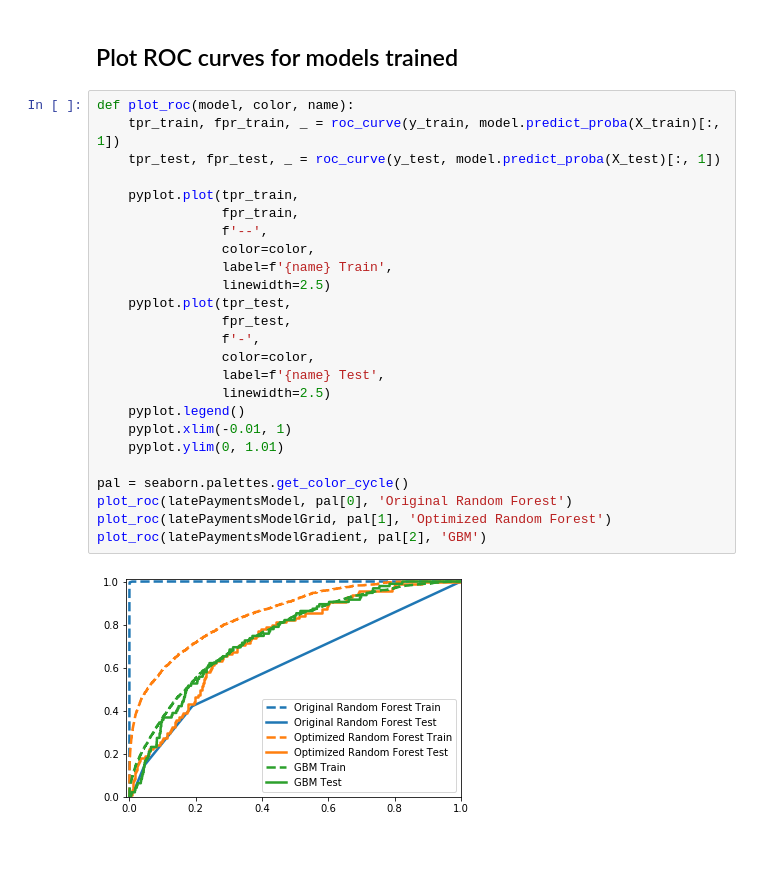
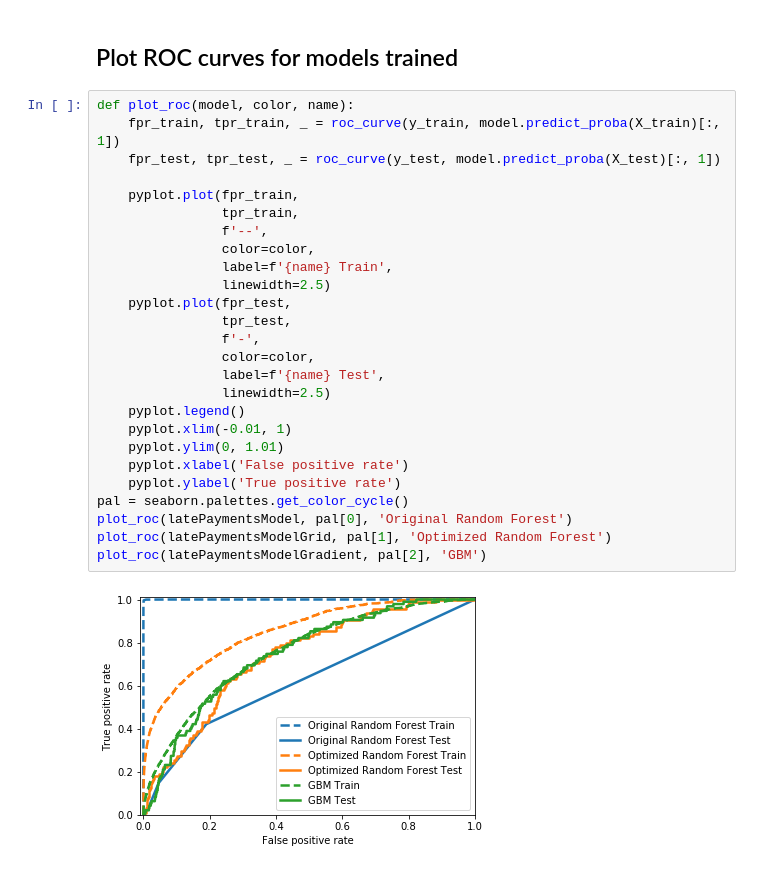
Before and after one commit to rocconnick/mle-project-challenge, a Jupyter notebook: improve_model.ipynb, the cells around one changed output. Drawn from its saved outputs; the diff is of its cells as text.

Commit message:
Update plot to include axis labels

```diff
--- a/improve_model.ipynb
+++ b/improve_model.ipynb
@@ -361,28 +371,29 @@ Train AUC:
 ## Plot ROC curves for models trained
 # %%
 def plot_roc(model, color, name):
-    tpr_train, fpr_train, _ = roc_curve(y_train, model.predict_proba(X_train)[:, 1])
-    tpr_test, fpr_test, _ = roc_curve(y_test, model.predict_proba(X_test)[:, 1])
+    fpr_train, tpr_train, _ = roc_curve(y_train, model.predict_proba(X_train)[:, 1])
+    fpr_test, tpr_test, _ = roc_curve(y_test, model.predict_proba(X_test)[:, 1])
 
-    pyplot.plot(tpr_train,
-                fpr_train,
+    pyplot.plot(fpr_train,
+                tpr_train,
                 f'--',
                 color=color,
                 label=f'{name} Train',
                 linewidth=2.5)
-    pyplot.plot(tpr_test,
-                fpr_test,
+    pyplot.plot(fpr_test,
+                tpr_test,
                 f'-',
                 color=color,
                 label=f'{name} Test',
                 linewidth=2.5)
     pyplot.legend()
     pyplot.xlim(-0.01, 1)
     pyplot.ylim(0, 1.01)
-
+    pyplot.xlabel('False positive rate')
+    pyplot.ylabel('True positive rate')
 pal = seaborn.palettes.get_color_cycle()
 plot_roc(latePaymentsModel, pal[0], 'Original Random Forest')
 plot_roc(latePaymentsModelGrid, pal[1], 'Optimized Random Forest')
 plot_roc(latePaymentsModelGradient, pal[2], 'GBM')
 # %% [output]
-[figure, old version]
+[figure, new version]
```
Also changed, not shown: parts of 1 cell of this notebook, 1 other file.
